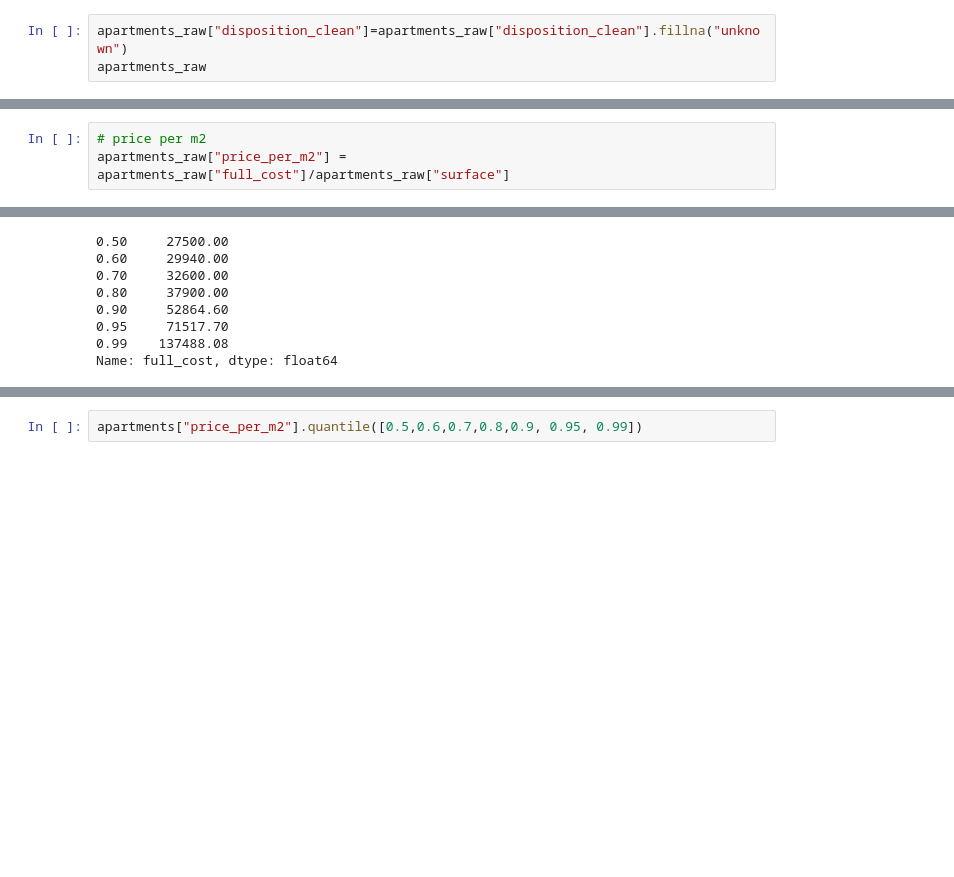
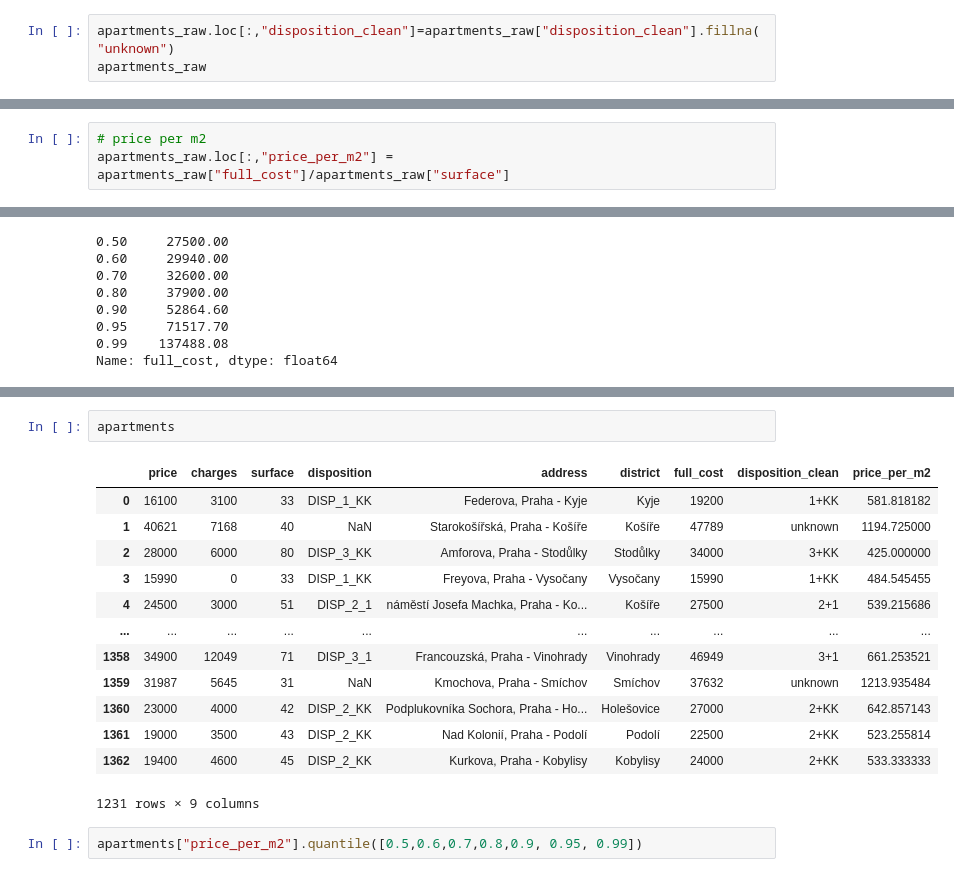
Before and after one commit to haeronwen/project, a Jupyter notebook: source_code/1_apartments_cleaner.ipynb, the cells around one changed output, grey strips where cells are left out. Cells and saved outputs as stored; diff of their text form; blank space fills up the shorter version.

```diff
--- a/source_code/1_apartments_cleaner.ipynb
+++ b/source_code/1_apartments_cleaner.ipynb
@@ -98,5 +98,5 @@ apartments_raw["disposition_clean"]=apartments_raw["disposition"].str.replace("D
 # %%
-apartments_raw["disposition_clean"]=apartments_raw["disposition_clean"].fillna("unknown")
+apartments_raw.loc[:,"disposition_clean"]=apartments_raw["disposition_clean"].fillna("unknown")
 apartments_raw
 # %% [output]
 |  | price | charges | surface | disposition | address | district | full_cost | disposition_clean |
@@ -114,6 +114,6 @@ apartments_raw
 1363 rows × 8 columns
 # %%
 # price per m2
-apartments_raw["price_per_m2"] = apartments_raw["full_cost"]/apartments_raw["surface"]
+apartments_raw.loc[:,"price_per_m2"] = apartments_raw["full_cost"]/apartments_raw["surface"]
 # %%
 #separate district
@@ -289,6 +289,22 @@ removed_cost
 #8% of observation removed
 # %% [output]
 0.08065720687079914
+# %%
+apartments
+# %% [output]
+|  | price | charges | surface | disposition | address | district | full_cost | disposition_clean | price_per_m2 |
+| 0 | 16100 | 3100 | 33 | DISP_1_KK | Federova, Praha - Kyje | Kyje | 19200 | 1+KK | 581.818182 |
+| 1 | 40621 | 7168 | 40 | NaN | Starokošířská, Praha - Košíře | Košíře | 47789 | unknown | 1194.725000 |
+| 2 | 28000 | 6000 | 80 | DISP_3_KK | Amforova, Praha - Stodůlky | Stodůlky | 34000 | 3+KK | 425.000000 |
+| 3 | 15990 | 0 | 33 | DISP_1_KK | Freyova, Praha - Vysočany | Vysočany | 15990 | 1+KK | 484.545455 |
+| 4 | 24500 | 3000 | 51 | DISP_2_1 | náměstí Josefa Machka, Praha - Ko... | Košíře | 27500 | 2+1 | 539.215686 |
+| ... | ... | ... | ... | ... | ... | ... | ... | ... | ... |
+| 1358 | 34900 | 12049 | 71 | DISP_3_1 | Francouzská, Praha - Vinohrady | Vinohrady | 46949 | 3+1 | 661.253521 |
+| 1359 | 31987 | 5645 | 31 | NaN | Kmochova, Praha - Smíchov | Smíchov | 37632 | unknown | 1213.935484 |
+| 1360 | 23000 | 4000 | 42 | DISP_2_KK | Podplukovníka Sochora, Praha - Ho... | Holešovice | 27000 | 2+KK | 642.857143 |
+| 1361 | 19000 | 3500 | 43 | DISP_2_KK | Nad Kolonií, Praha - Podolí | Podolí | 22500 | 2+KK | 523.255814 |
+| 1362 | 19400 | 4600 | 45 | DISP_2_KK | Kurkova, Praha - Kobylisy | Kobylisy | 24000 | 2+KK | 533.333333 |
+1231 rows × 9 columns
 # %%
 apartments["price_per_m2"].quantile([0.5,0.6,0.7,0.8,0.9, 0.95, 0.99])
 # %% [output]
```
Also changed, not shown: parts of 11 cells of this notebook, 5 other files.
